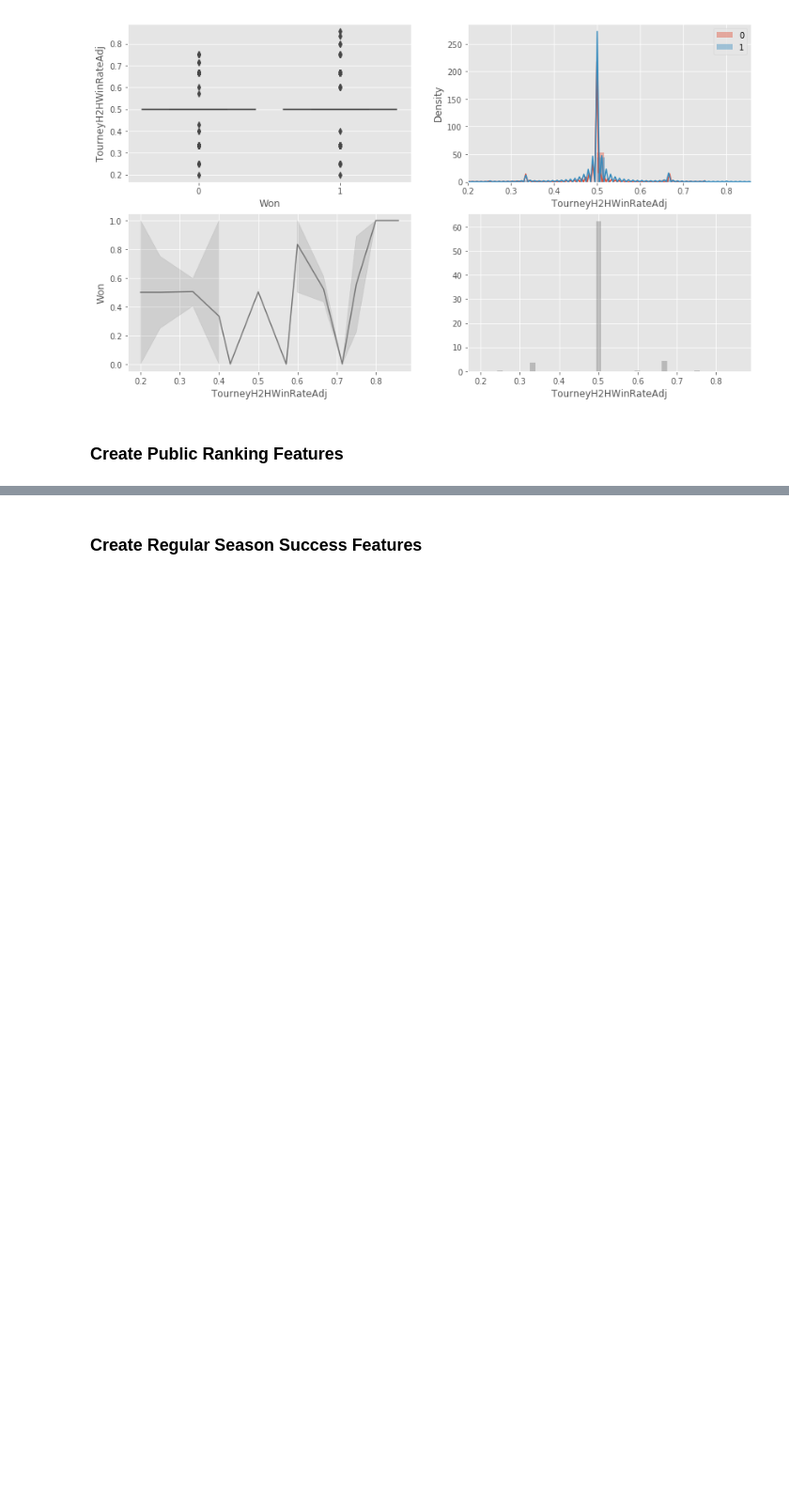
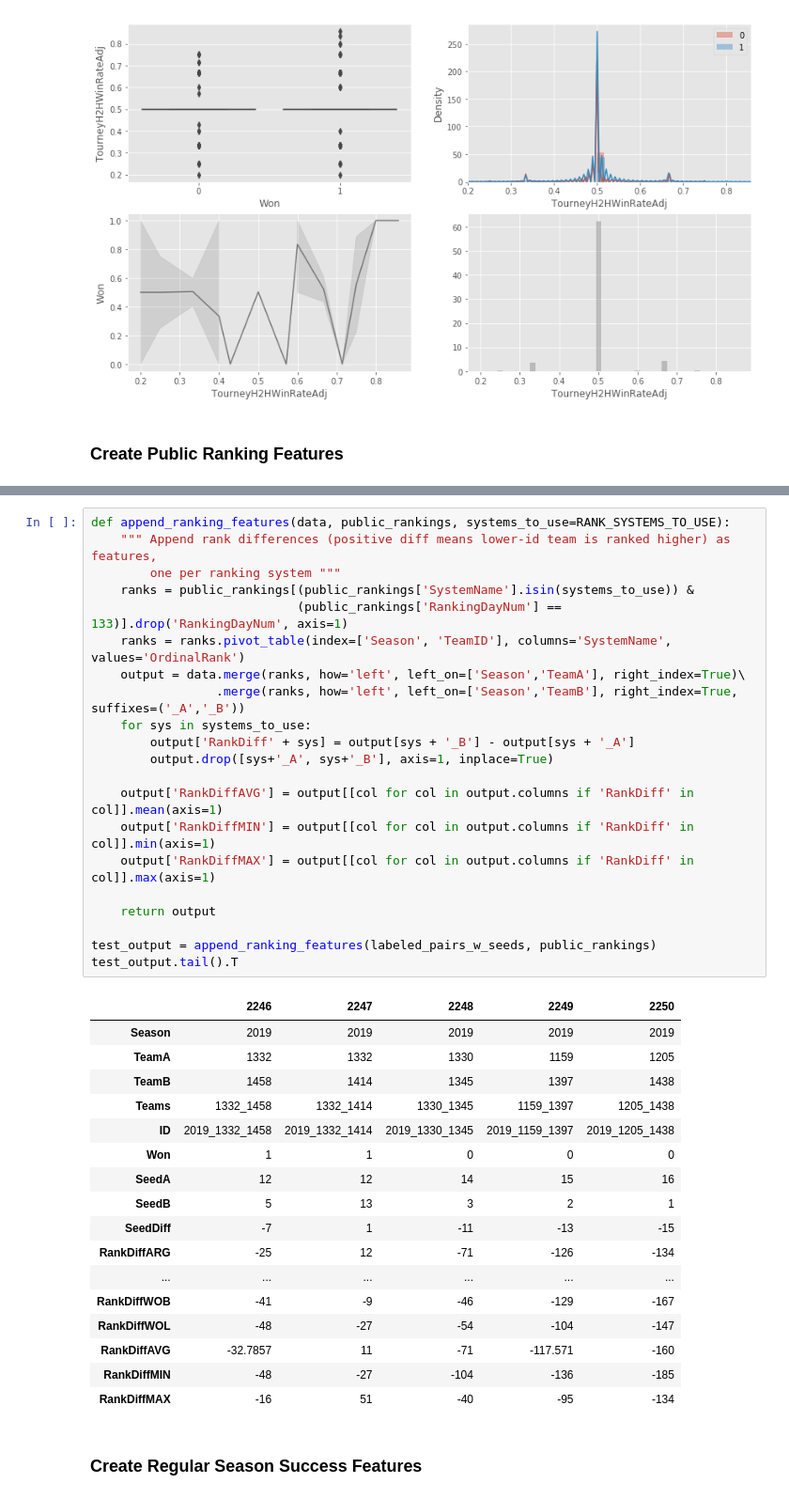
Before and after one commit to nyjgary/march-madness-2020, a Jupyter notebook: March-Madness-2020.ipynb, the cells around one changed output, grey strips where cells are left out. Shown: that part at 94% size. Saved outputs shown, nothing was run; the diff lists cells and outputs as text; blank space fills up the shorter version.

```diff
--- a/March-Madness-2020.ipynb
+++ b/March-Madness-2020.ipynb
@@ -397,3 +410,42 @@ ranking_systems[ranking_systems['SystemName'] == 'MAS']
+# %%
+def append_ranking_features(data, public_rankings, systems_to_use=RANK_SYSTEMS_TO_USE):
+    """ Append rank differences (positive diff means lower-id team is ranked higher) as features,
+        one per ranking system """
+    ranks = public_rankings[(public_rankings['SystemName'].isin(systems_to_use)) &
+                            (public_rankings['RankingDayNum'] == 133)].drop('RankingDayNum', axis=1)
+    ranks = ranks.pivot_table(index=['Season', 'TeamID'], columns='SystemName', values='OrdinalRank')
+    output = data.merge(ranks, how='left', left_on=['Season','TeamA'], right_index=True)\
+                 .merge(ranks, how='left', left_on=['Season','TeamB'], right_index=True, suffixes=('_A','_B'))
+    for sys in systems_to_use:
+        output['RankDiff' + sys] = output[sys + '_B'] - output[sys + '_A']
+        output.drop([sys+'_A', sys+'_B'], axis=1, inplace=True)
+
+    output['RankDiffAVG'] = output[[col for col in output.columns if 'RankDiff' in col]].mean(axis=1)
+    output['RankDiffMIN'] = output[[col for col in output.columns if 'RankDiff' in col]].min(axis=1)
+    output['RankDiffMAX'] = output[[col for col in output.columns if 'RankDiff' in col]].max(axis=1)
+
+    return output
+
+test_output = append_ranking_features(labeled_pairs_w_seeds, public_rankings)
+test_output.tail().T
+# %% [output]
+|  | 2246 | 2247 | 2248 | 2249 | 2250 |
+| Season | 2019 | 2019 | 2019 | 2019 | 2019 |
+| TeamA | 1332 | 1332 | 1330 | 1159 | 1205 |
+| TeamB | 1458 | 1414 | 1345 | 1397 | 1438 |
+| Teams | 1332_1458 | 1332_1414 | 1330_1345 | 1159_1397 | 1205_1438 |
+| ID | 2019_1332_1458 | 2019_1332_1414 | 2019_1330_1345 | 2019_1159_1397 | 2019_1205_1438 |
+| Won | 1 | 1 | 0 | 0 | 0 |
+| SeedA | 12 | 12 | 14 | 15 | 16 |
+| SeedB | 5 | 13 | 3 | 2 | 1 |
+| SeedDiff | -7 | 1 | -11 | -13 | -15 |
+| RankDiffARG | -25 | 12 | -71 | -126 | -134 |
+| ... | ... | ... | ... | ... | ... |
+| RankDiffWOB | -41 | -9 | -46 | -129 | -167 |
+| RankDiffWOL | -48 | -27 | -54 | -104 | -147 |
+| RankDiffAVG | -32.7857 | 11 | -71 | -117.571 | -160 |
+| RankDiffMIN | -48 | -27 | -104 | -136 | -185 |
+| RankDiffMAX | -16 | 51 | -40 | -95 | -134 |
 # %% [markdown]
 ### Create Regular Season Success Features
 # %%
```
Also changed, not shown: parts of 7 cells of this notebook.
